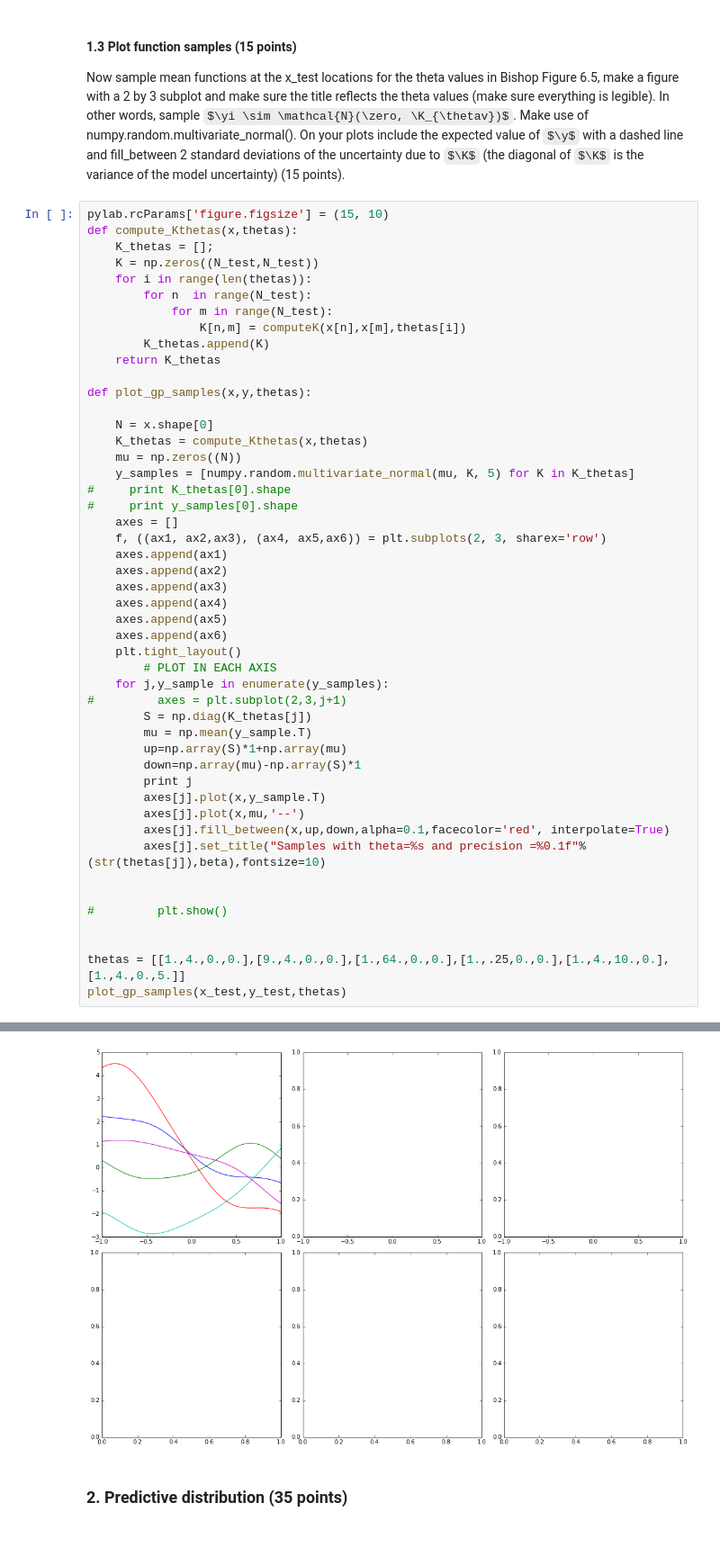
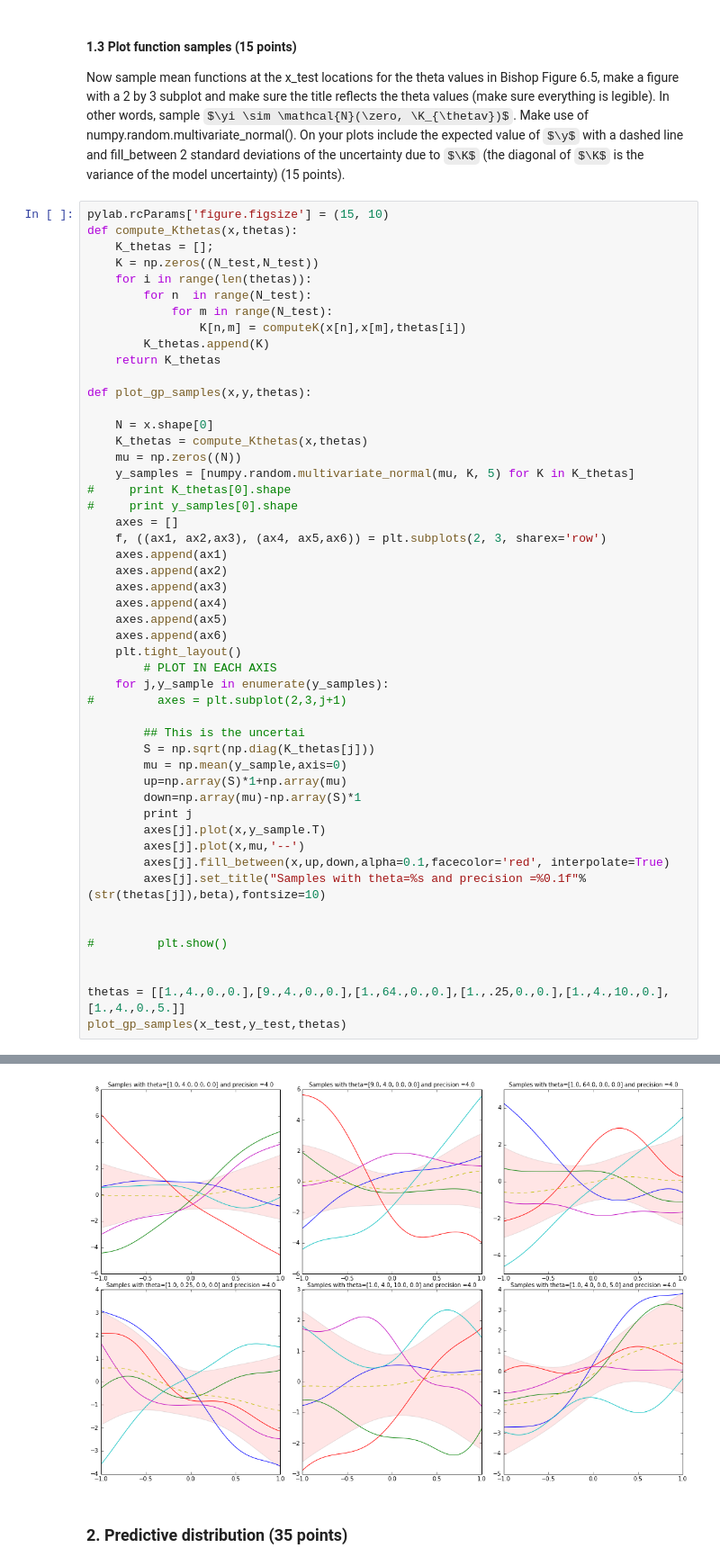
Before and after one commit to selBaez/machine-learning-1, a Jupyter notebook: lab3/Lab3.ipynb, the cells around one changed output, grey strips where cells are left out. Shown at 90% size. Drawn from its saved outputs; the diff is of its cells as text; some formulas as TeX source; blank space fills up the shorter version.

```diff
--- a/lab3/Lab3.ipynb
+++ b/lab3/Lab3.ipynb
@@ -189,8 +189,10 @@ def plot_gp_samples(x,y,thetas):
         # PLOT IN EACH AXIS
     for j,y_sample in enumerate(y_samples):
 #         axes = plt.subplot(2,3,j+1)
-        S = np.diag(K_thetas[j])
-        mu = np.mean(y_sample.T)
+
+        ## This is the uncertai
+        S = np.sqrt(np.diag(K_thetas[j]))
+        mu = np.mean(y_sample,axis=0)
         up=np.array(S)*1+np.array(mu)
         down=np.array(mu)-np.array(S)*1
         print j
@@ -211,4 +217,4 @@ ValueError: x and y must have same first dimension
-[figure, old version]
+[figure, new version]
 # %% [markdown]
 ### 2. Predictive distribution (35 points)
 # %% [markdown]
```
Also changed, not shown: parts of 1 cell of this notebook.
